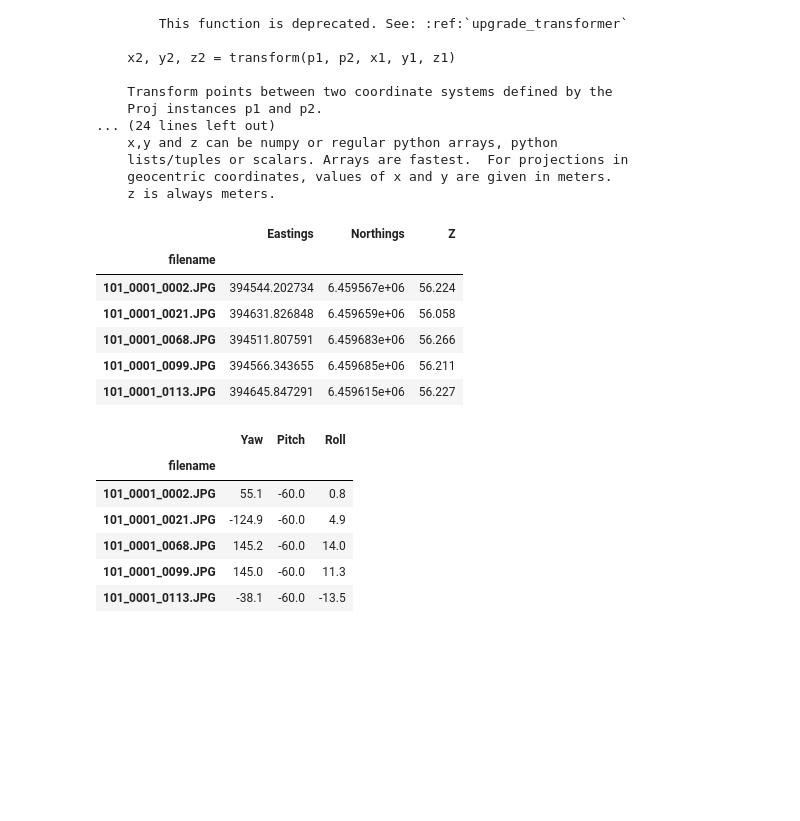
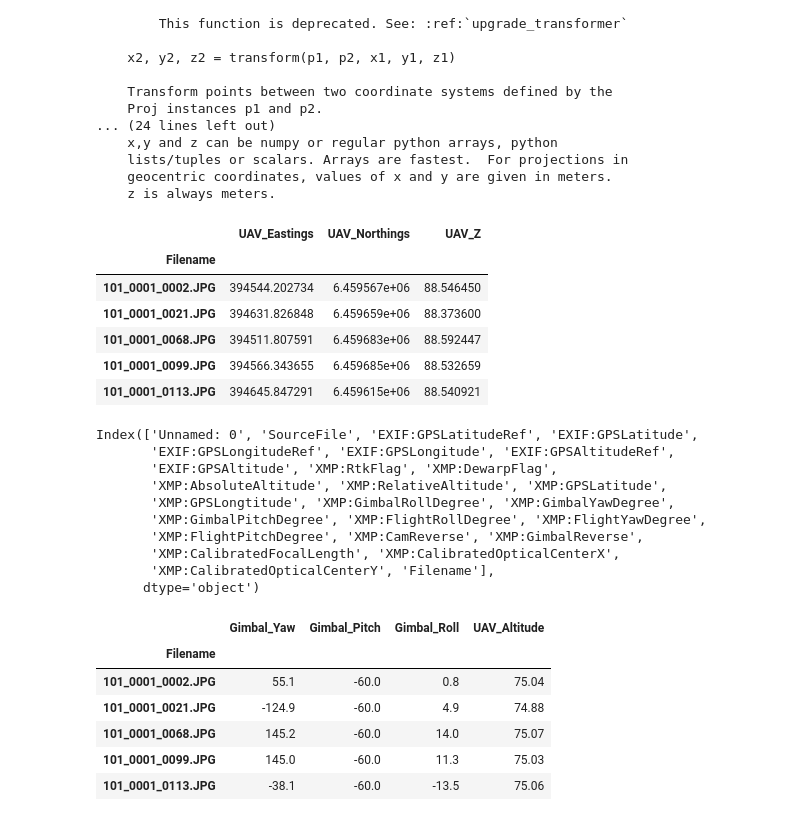
Before and after one commit to oceanhackweek/ohw23_proj_drone_georef, a Jupyter notebook: notebooks/estimate_reprojection_error.ipynb, the cells around one changed output. Cells and saved outputs as stored; diff of their text form; code cells hidden in the pictures; blank space fills up the shorter version.

```diff
--- a/notebooks/estimate_reprojection_error.ipynb
+++ b/notebooks/estimate_reprojection_error.ipynb
@@ -27,46 +48,58 @@ transform(p1: Any, p2: Any, x: Any, y: Any, z: Optional[Any] = None, tt: Optiona
 df_marks = pd.read_csv('../DATA/GCP_IMAGES/101_0001/101_0001_GCP.MRK')
 
 # Parse out the filename from the path
-df_marks['filename']=[os.path.basename(p).split('\\')[1] for p in df_marks['Path']]
-df_marks = df_marks.set_index('filename')
+df_marks['Filename']=[os.path.basename(p).split('\\')[1] for p in df_marks['Path']]
+df_marks = df_marks.set_index('Filename')
 
 #tidy up ellipoidal height
 df_marks['EllipsoideHight'] = df_marks['EllipsoideHight'].str.replace(',Ellh','').astype('float')
 
 # Convert the marks to Eastings and Northings
 transformer = Transformer.from_crs(pyproj.CRS('EPSG:4327').to_3d(),
-                                   pyproj.CRS('EPSG:7850').to_3d(),
+                                   pyproj.CRS('EPSG:7850+EPSG:5711').to_3d(),
                                    always_xy=True)
-df_marks['Eastings'], df_marks['Northings'], df_marks['Z'] = transformer.transform(df_marks['Longitude'],df_marks['Latitude'],df_marks['EllipsoideHight'])
+df_marks['UAV_Eastings'], df_marks['UAV_Northings'], df_marks['UAV_Z'] = transformer.transform(df_marks['Longitude'],df_marks['Latitude'],df_marks['EllipsoideHight'])
 
-drone_location = df_marks[['Eastings','Northings','Z']]
+drone_location = df_marks[['UAV_Eastings','UAV_Northings','UAV_Z']]
 drone_location
 # %% [output]
-|  | Eastings | Northings | Z |
-| filename |  |  |  |
-| 101_0001_0002.JPG | 394544.202734 | 6.459567e+06 | 56.224 |
-| 101_0001_0021.JPG | 394631.826848 | 6.459659e+06 | 56.058 |
-| 101_0001_0068.JPG | 394511.807591 | 6.459683e+06 | 56.266 |
-| 101_0001_0099.JPG | 394566.343655 | 6.459685e+06 | 56.211 |
-| 101_0001_0113.JPG | 394645.847291 | 6.459615e+06 | 56.227 |
+|  | UAV_Eastings | UAV_Northings | UAV_Z |
+| Filename |  |  |  |
+| 101_0001_0002.JPG | 394544.202734 | 6.459567e+06 | 88.546450 |
+| 101_0001_0021.JPG | 394631.826848 | 6.459659e+06 | 88.373600 |
+| 101_0001_0068.JPG | 394511.807591 | 6.459683e+06 | 88.592447 |
+| 101_0001_0099.JPG | 394566.343655 | 6.459685e+06 | 88.532659 |
+| 101_0001_0113.JPG | 394645.847291 | 6.459615e+06 | 88.540921 |
 # %%
 df_meta = pd.read_csv('../DATA/GCP_IMAGES/101_0001/drone.csv')
 #Parse out the filename from the path
-df_meta['filename']=[os.path.basename(p) for p in df_meta['SourceFile']]
-df_meta = df_meta.set_index('filename')
-gimbal_angles = df_meta[['XMP:GimbalYawDegree', 'XMP:GimbalPitchDegree', 'XMP:FlightRollDegree']]
-gimbal_angles = gimbal_angles.rename(columns={'XMP:GimbalYawDegree':'Yaw',
-                                      'XMP:GimbalPitchDegree':'Pitch',
-                                      'XMP:FlightRollDegree':'Roll'})
+df_meta['Filename']=[os.path.basename(p) for p in df_meta['SourceFile']]
+print(df_meta.columns)
+df_meta = df_meta.set_index('Filename')
+gimbal_angles = df_meta[['XMP:GimbalYawDegree', 'XMP:GimbalPitchDegree', 'XMP:FlightRollDegree','XMP:RelativeAltitude']]
+gimbal_angles = gimbal_angles.rename(columns={'XMP:RelativeAltitude':'UAV_Altitude',
+                                      'XMP:GimbalYawDegree':'Gimbal_Yaw',
+                                      'XMP:GimbalPitchDegree':'Gimbal_Pitch',
+                                      'XMP:FlightRollDegree':'Gimbal_Roll'})
 gimbal_angles
 # %% [output]
+Index(['Unnamed: 0', 'SourceFile', 'EXIF:GPSLatitudeRef', 'EXIF:GPSLatitude',
+       'EXIF:GPSLongitudeRef', 'EXIF:GPSLongitude', 'EXIF:GPSAltitudeRef',
+       'EXIF:GPSAltitude', 'XMP:RtkFlag', 'XMP:DewarpFlag',
+       'XMP:AbsoluteAltitude', 'XMP:RelativeAltitude', 'XMP:GPSLatitude',
+       'XMP:GPSLongtitude', 'XMP:GimbalRollDegree', 'XMP:GimbalYawDegree',
+       'XMP:GimbalPitchDegree', 'XMP:FlightRollDegree', 'XMP:FlightYawDegree',
+       'XMP:FlightPitchDegree', 'XMP:CamReverse', 'XMP:GimbalReverse',
+       'XMP:CalibratedFocalLength', 'XMP:CalibratedOpticalCenterX',
+       'XMP:CalibratedOpticalCenterY', 'Filename'],
+      dtype='object')
-|  | Yaw | Pitch | Roll |
-| filename |  |  |  |
-| 101_0001_0002.JPG | 55.1 | -60.0 | 0.8 |
-| 101_0001_0021.JPG | -124.9 | -60.0 | 4.9 |
-| 101_0001_0068.JPG | 145.2 | -60.0 | 14.0 |
-| 101_0001_0099.JPG | 145.0 | -60.0 | 11.3 |
-| 101_0001_0113.JPG | -38.1 | -60.0 | -13.5 |
+|  | Gimbal_Yaw | Gimbal_Pitch | Gimbal_Roll | UAV_Altitude |
+| Filename |  |  |  |  |
+| 101_0001_0002.JPG | 55.1 | -60.0 | 0.8 | 75.04 |
+| 101_0001_0021.JPG | -124.9 | -60.0 | 4.9 | 74.88 |
+| 101_0001_0068.JPG | 145.2 | -60.0 | 14.0 | 75.07 |
+| 101_0001_0099.JPG | 145.0 | -60.0 | 11.3 | 75.03 |
+| 101_0001_0113.JPG | -38.1 | -60.0 | -13.5 | 75.06 |
 # %%
 # Join the dataframes on filename
 df_combined = drone_location.join(gimbal_angles)
```
Also changed, not shown: parts of 8 cells of this notebook.
